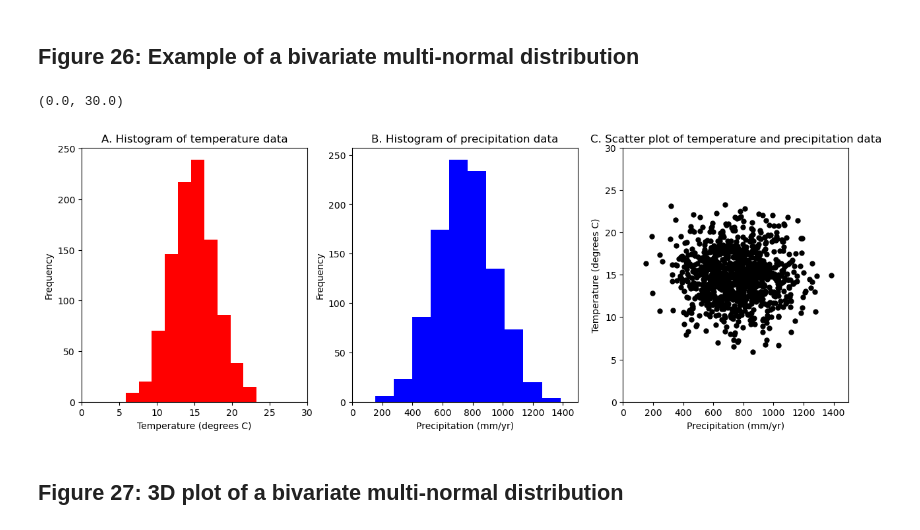
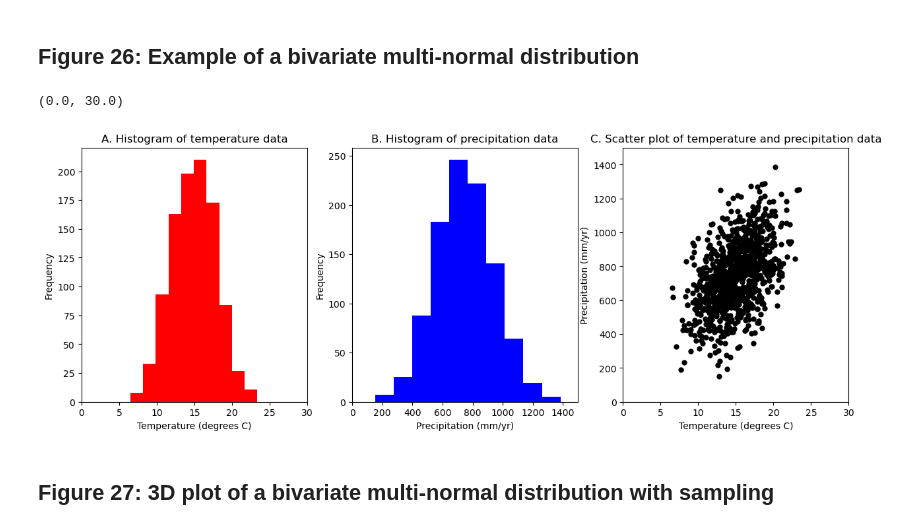
Before and after one commit to nielsjdewinter/VU_Data_analysis_Jupyter_labs, a Jupyter notebook: Syllabus_functions.ipynb, the cells around one changed output. Cells and saved outputs as stored; diff of their text form; code cells hidden in the pictures.

```diff
--- a/Syllabus_functions.ipynb
+++ b/Syllabus_functions.ipynb
@@ -790,40 +791,52 @@ D -0.247604 -0.355542 -0.346469  1.000000
 # %%
 # Generate dataset
 np.random.seed(0) # Set seed
-df = pd.DataFrame({'Temperature' : np.random.normal(15, 3, 1000),
-                  'Precipitation' : np.random.normal(750, 200, 1000)}
-)
+
+# Parameters to set
+mu_Temperature = 15
+sd_Temperature = 3
+variance_Temperature = sd_Temperature ** 2 # Variance is square of standard deviation
+
+mu_Precipitation = 750
+sd_Precipitation = 200
+variance_Precipitation = sd_Precipitation ** 2 # Variance is square of standard deviation
+
+multivar = np.random.multivariate_normal(
+    [mu_Temperature, mu_Precipitation],
+    [[variance_Temperature, sd_Temperature * sd_Precipitation * 0.5], [sd_Temperature * sd_Precipitation * 0.5, variance_Precipitation]], # Simulate correlation of 0.5
+    1000
+).T
 
 # Plot histograms and scatterplot
 
 # Create subplots
 fig, axs = plt.subplots(1, 3, figsize = (15, 5))
 axs = axs.ravel()
 
 # Plot A: histogram of temperature
-axs[0].hist(df.Temperature, color = "red") # Plot histogram
+axs[0].hist(multivar[0], color = "red") # Plot histogram
 axs[0].set_title('A. Histogram of temperature data')
 axs[0].set_xlabel('Temperature (degrees C)')
 axs[0].set_ylabel('Frequency')
 axs[0].set_xlim(0, 30)
 
 # Plot B
-axs[1].hist(df.Precipitation, color = "blue") # Plot histogram
+axs[1].hist(multivar[1], color = "blue") # Plot histogram
 axs[1].set_title('B. Histogram of precipitation data')
 axs[1].set_xlabel('Precipitation (mm/yr)')
 axs[1].set_ylabel('Frequency')
 axs[1].set_xlim(0, 1500)
 
 # Plot C
-axs[2].scatter(df.Precipitation, df.Temperature, marker = '.', s = 100, color = "black") # Plot histogram
+axs[2].scatter(multivar[0], multivar[1], marker = '.', s = 100, color = "black") # Plot histogram
 axs[2].set_title('C. Scatter plot of temperature and precipitation data')
-axs[2].set_xlabel('Precipitation (mm/yr)')
-axs[2].set_ylabel('Temperature (degrees C)')
-axs[2].set_xlim(0, 1500)
-axs[2].set_ylim(0, 30)
+axs[2].set_ylabel('Precipitation (mm/yr)')
+axs[2].set_xlabel('Temperature (degrees C)')
+axs[2].set_ylim(0, 1500)
+axs[2].set_xlim(0, 30)
 # %% [output]
 (0.0, 30.0)
-[figure, old version]
+[figure, new version]
 # %% [markdown]
-## Figure 27: 3D plot of a bivariate multi-normal distribution
+## Figure 27: 3D plot of a bivariate multi-normal distribution with sampling
 # %%
```
Also changed, not shown: parts of 12 cells of this notebook, 1 other file.
